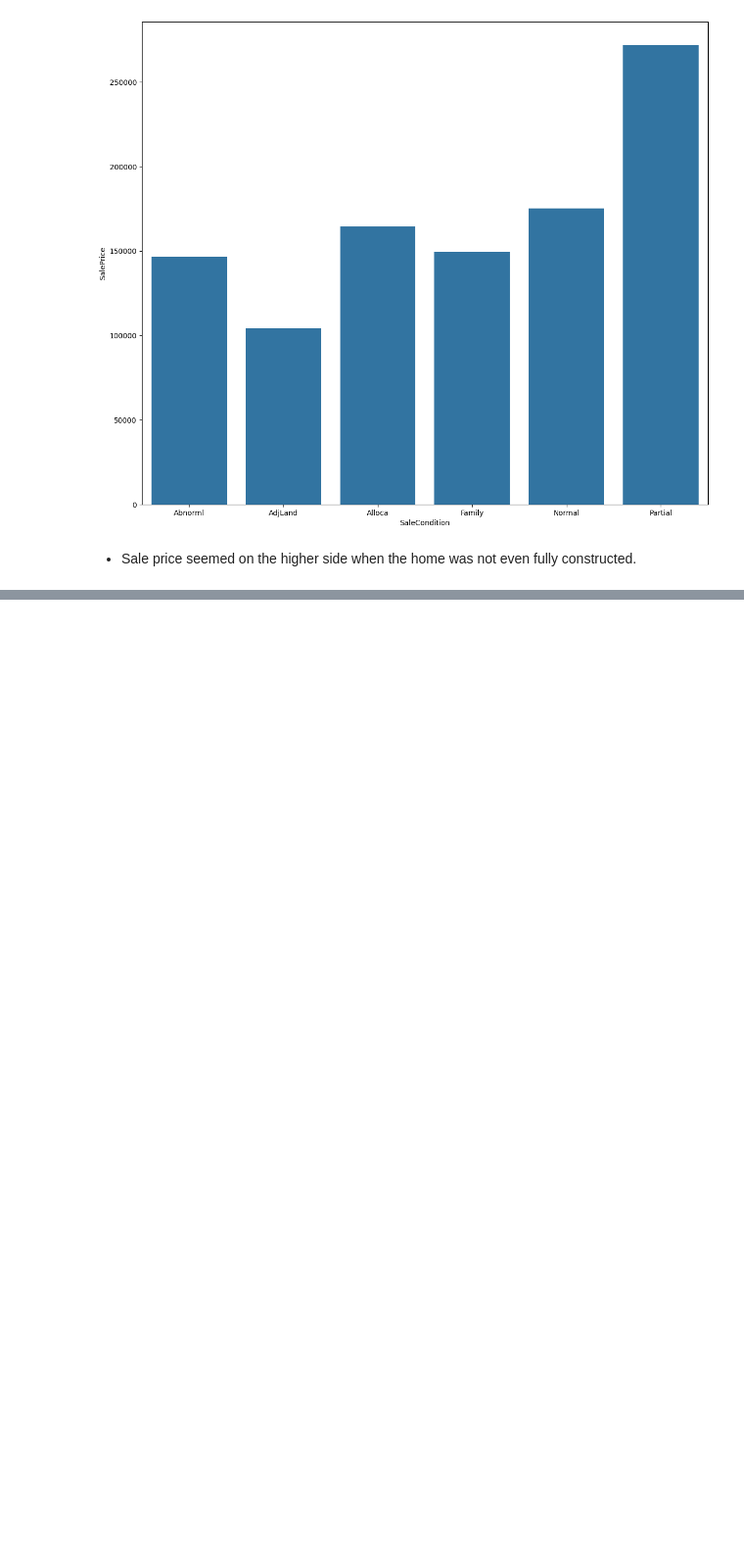
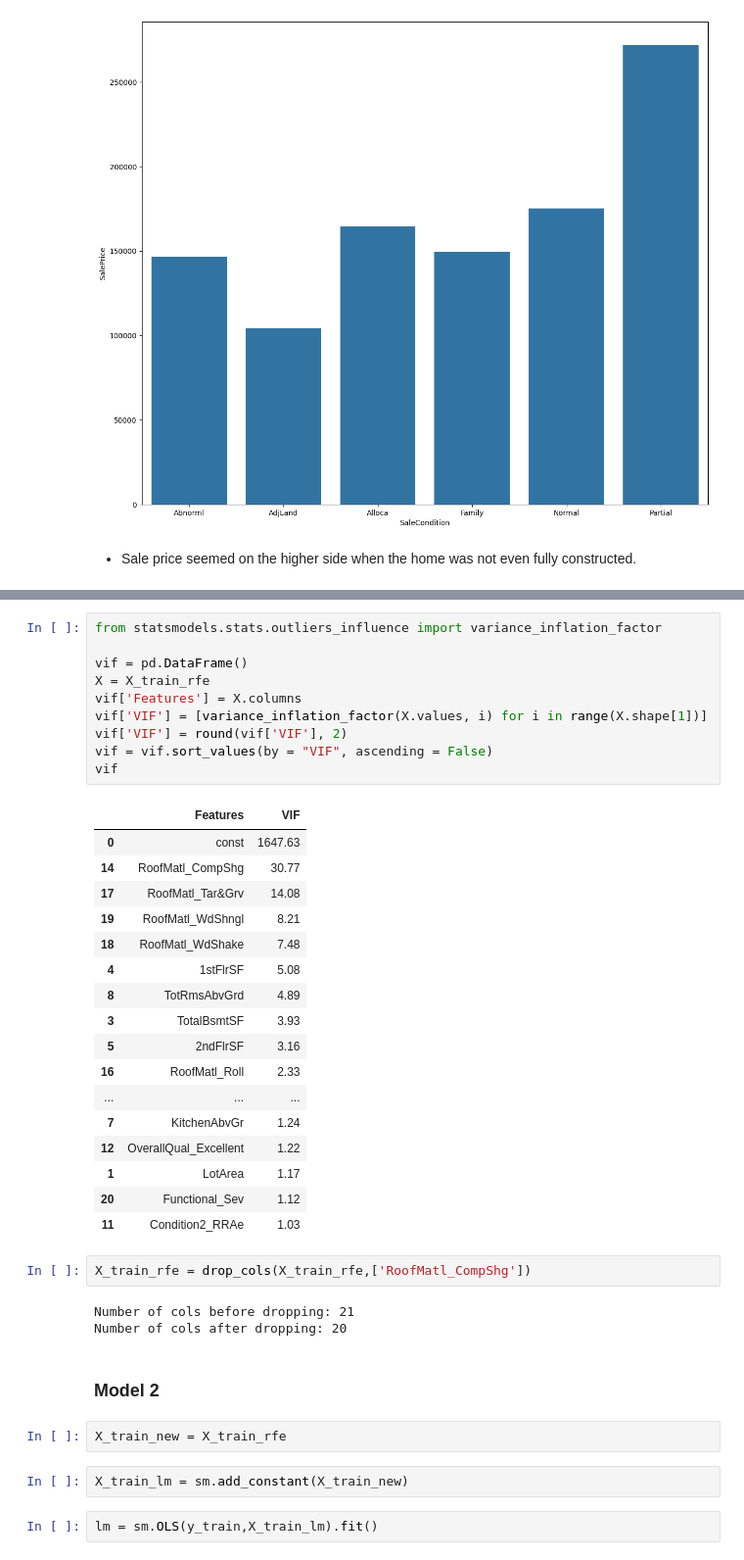
Before and after one commit to abhinav-mane/Surprise_Housing_Project, a Jupyter notebook: Surprise_Housing.ipynb, the cells around one changed output, grey strips where cells are left out. Shown at 98% size. Cells and saved outputs as stored; diff of their text form; blank space fills up the shorter version.

```diff
--- a/Surprise_Housing.ipynb
+++ b/Surprise_Housing.ipynb
@@ -938,0 +1122,41 @@ data.head()
+# %%
+from statsmodels.stats.outliers_influence import variance_inflation_factor
+
+vif = pd.DataFrame()
+X = X_train_rfe
+vif['Features'] = X.columns
+vif['VIF'] = [variance_inflation_factor(X.values, i) for i in range(X.shape[1])]
+vif['VIF'] = round(vif['VIF'], 2)
+vif = vif.sort_values(by = "VIF", ascending = False)
+vif
+# %% [output]
+|  | Features | VIF |
+| 0 | const | 1647.63 |
+| 14 | RoofMatl_CompShg | 30.77 |
+| 17 | RoofMatl_Tar&Grv | 14.08 |
+| 19 | RoofMatl_WdShngl | 8.21 |
+| 18 | RoofMatl_WdShake | 7.48 |
+| 4 | 1stFlrSF | 5.08 |
+| 8 | TotRmsAbvGrd | 4.89 |
+| 3 | TotalBsmtSF | 3.93 |
+| 5 | 2ndFlrSF | 3.16 |
+| 16 | RoofMatl_Roll | 2.33 |
+| ... | ... | ... |
+| 7 | KitchenAbvGr | 1.24 |
+| 12 | OverallQual_Excellent | 1.22 |
+| 1 | LotArea | 1.17 |
+| 20 | Functional_Sev | 1.12 |
+| 11 | Condition2_RRAe | 1.03 |
+# %%
+X_train_rfe = drop_cols(X_train_rfe,['RoofMatl_CompShg'])
+# %% [output]
+Number of cols before dropping: 21
+Number of cols after dropping: 20
+# %% [markdown]
+### Model 2
+# %%
+X_train_new = X_train_rfe
+# %%
+X_train_lm = sm.add_constant(X_train_new)
+# %%
+lm = sm.OLS(y_train,X_train_lm).fit()
```
Also changed, not shown: parts of 61 cells of this notebook.
